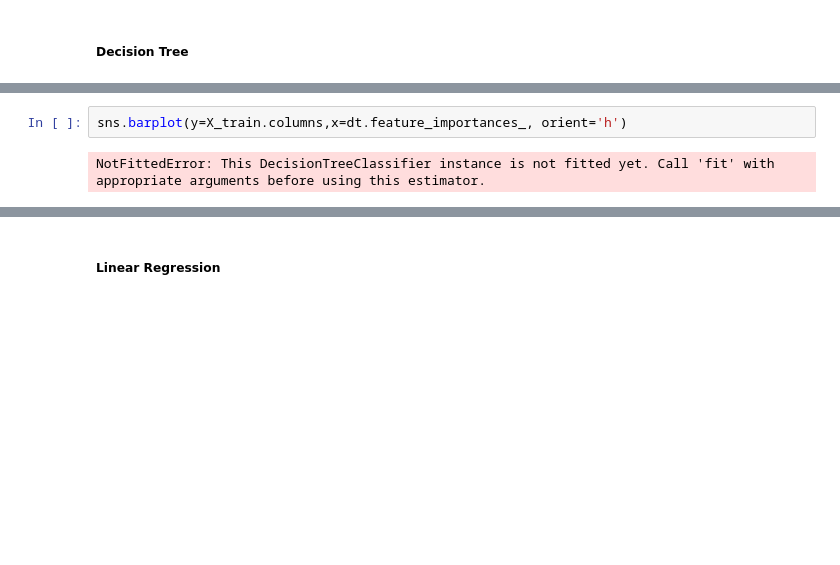
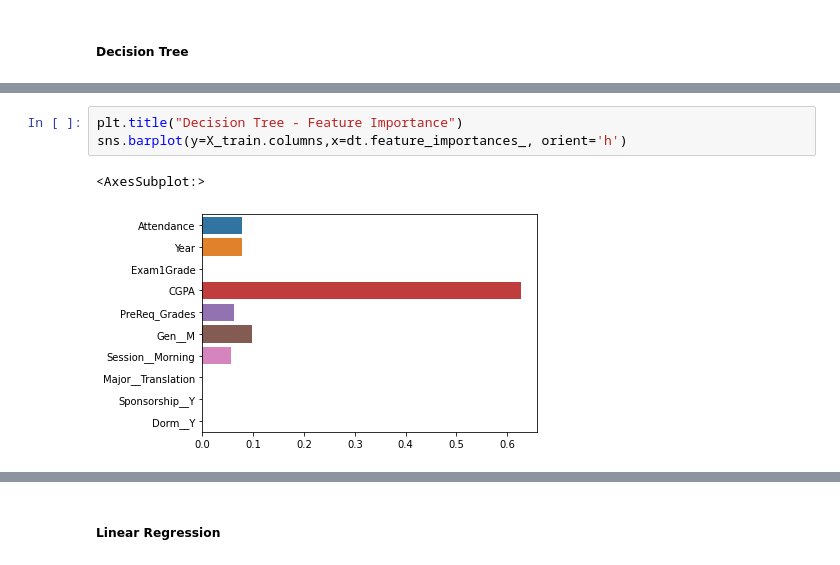
Before and after one commit to MnAppsNet/ML_on_student_performance_assignment, a Jupyter notebook: BUC_Dataset.ipynb, the cells around one changed output, grey strips where cells are left out. Saved outputs shown, nothing was run; the diff lists cells and outputs as text; blank space fills up the shorter version.

```diff
--- a/BUC_Dataset.ipynb
+++ b/BUC_Dataset.ipynb
@@ -221,7 +246,9 @@ NotFittedError: This DecisionTreeClassifier instance is not fitted yet. Call 'fi
 # %%
+plt.title("Decision Tree - Feature Importance")
 sns.barplot(y=X_train.columns,x=dt.feature_importances_, orient='h')
 # %% [output]
-NotFittedError: This DecisionTreeClassifier instance is not fitted yet. Call 'fit' with appropriate arguments before using this estimator.
+<AxesSubplot:>
+[figure, added]
 # %%
 cm = confusion_matrix(y_test, models[1][2], labels=[0,1])
 disp = ConfusionMatrixDisplay(confusion_matrix=cm)
```
Also changed, not shown: parts of 10 cells of this notebook, 1 other file.
